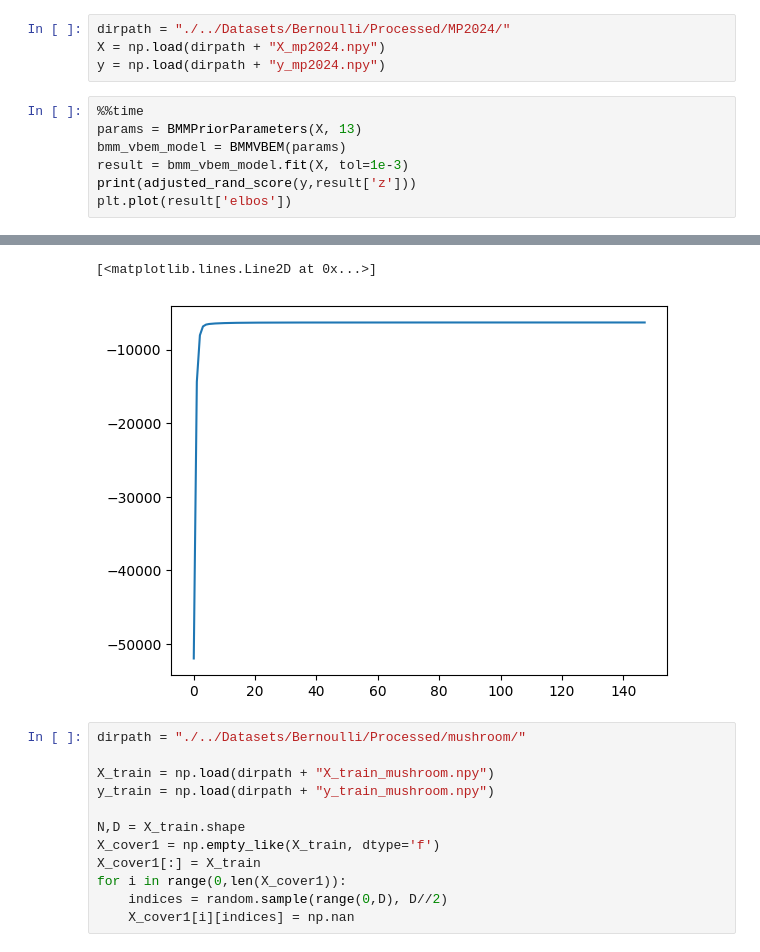
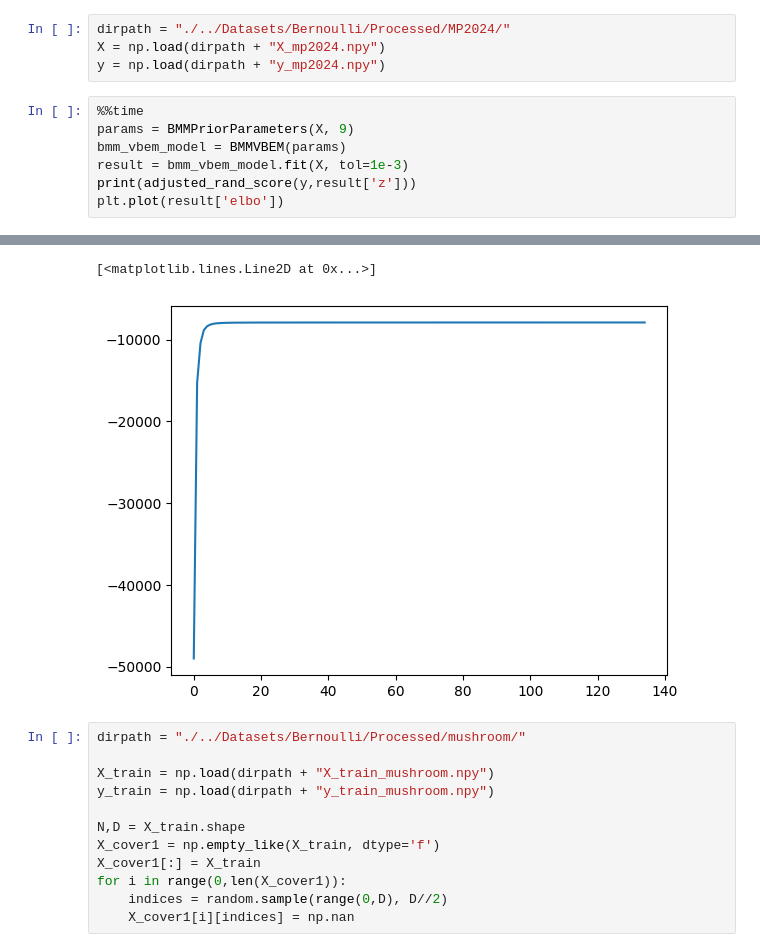
Before and after one commit to jimmyjz1127/bayesian-mixture-model-missing-data, a Jupyter notebook: test.ipynb, the cells around one changed output, grey strips where cells are left out. Drawn from its saved outputs; the diff is of its cells as text.

```diff
--- a/test.ipynb
+++ b/test.ipynb
@@ -181,9 +326,9 @@ X = np.load(dirpath + "X_mp2024.npy")
 y = np.load(dirpath + "y_mp2024.npy")
 # %%
 %%time
-params = BMMPriorParameters(X, 13)
+params = BMMPriorParameters(X, 9)
 bmm_vbem_model = BMMVBEM(params)
 result = bmm_vbem_model.fit(X, tol=1e-3)
 print(adjusted_rand_score(y,result['z']))
-plt.plot(result['elbos'])
+plt.plot(result['elbo'])
 # %% [output]
@@ -193,5 +338,5 @@ Wall time: 17.8 s
 [<matplotlib.lines.Line2D at 0x...>]
-[figure, old version]
+[figure, new version]
 # %%
 dirpath = "./../Datasets/Bernoulli/Processed/mushroom/"
 
```
Also changed, not shown: parts of 43 cells of this notebook, 24 other files.
